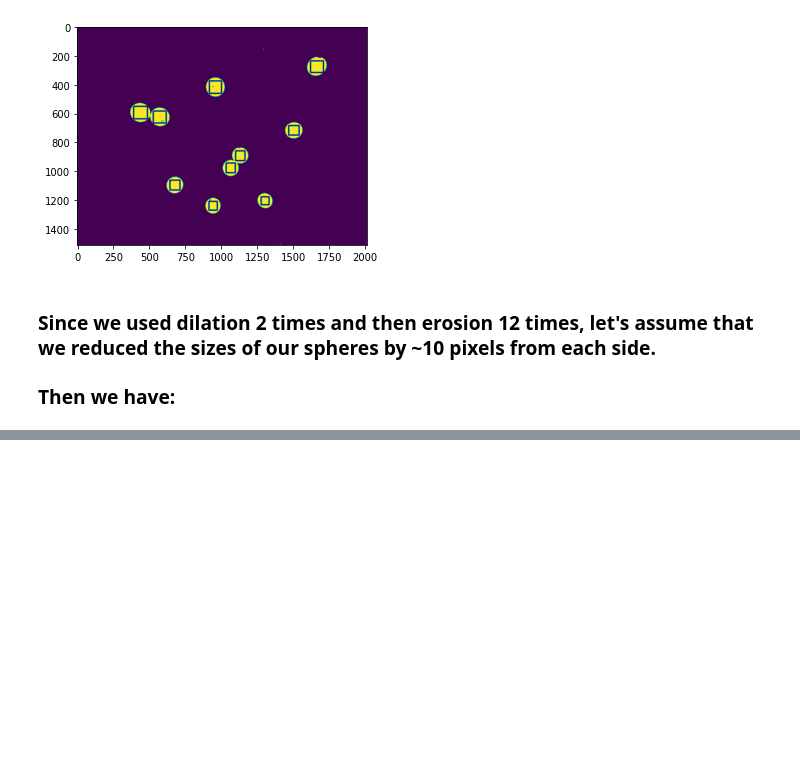
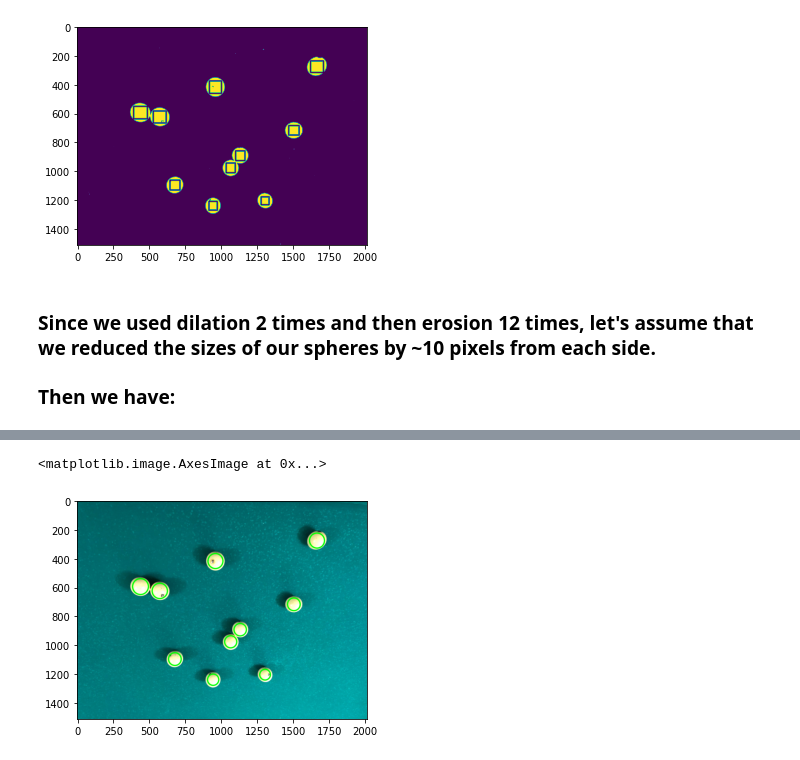
Before and after one commit to RukhovichIV/nnsu_cv_2021_fall, a Jupyter notebook: bonus_1.ipynb, the cells around one changed output, grey strips where cells are left out. Saved outputs shown, nothing was run; the diff lists cells and outputs as text; code cells hidden in the pictures; blank space fills up the shorter version.

```diff
--- a/bonus_1.ipynb
+++ b/bonus_1.ipynb
@@ -46,14 +46,17 @@ plt.imshow(eroded_table)
 contours, _ = cv.findContours(eroded_table, cv.RETR_TREE, cv.CHAIN_APPROX_SIMPLE)
 print(f"Found {len(contours)} figures")
 radiuses = []
+centers = []
 for i, c in enumerate(contours):
     x, y, w, h = cv.boundingRect(c)
     cv.rectangle(binary_table, (x, y), (x+w, y+h), (0, 255, 0), 8)
     cx = x + w // 2
     cy = y + h // 2
     mean_ax = (w + h) / 2
-    radiuses.append(mean_ax)
+    centers.append([cx, cy])
+    radiuses.append(mean_ax / 2)
     print(f"Found an ellipse with center: [{cx}, {cy}] and axes {w}, {h} (mean: {mean_ax})")
+centers = np.array(centers)
 radiuses = np.array(radiuses)
 plt.imshow(binary_table)
 # %% [output]
@@ -74,6 +77,6 @@ Found an ellipse with center: [1668, 274] and axes 90, 81 (mean: 85.5)
 ### Since we used **dilation 2 times** and then **erosion 12 times**, let's assume that we reduced the sizes of our spheres by **~10 pixels** from each side.
 ### Then we have:
 # %%
-real_radiuses = radiuses + 2*10
+real_radiuses = radiuses + 10
 real_radiuses
 # %% [output]
@@ -89,0 +106,8 @@ Radius standard deviation:      12.095970403402944
+# %%
+table_w_circles = table.copy()
+for i, point in enumerate(centers):
+    cv.circle(table_w_circles, (point[0], point[1]), int(real_radiuses[i]), (0, 255, 0), 8)
+plt.imshow(cv.cvtColor(table_w_circles, cv.COLOR_BGR2RGB))
+# %% [output]
+<matplotlib.image.AxesImage at 0x...>
+[figure, added]
```
Also changed, not shown: parts of 3 cells of this notebook.
